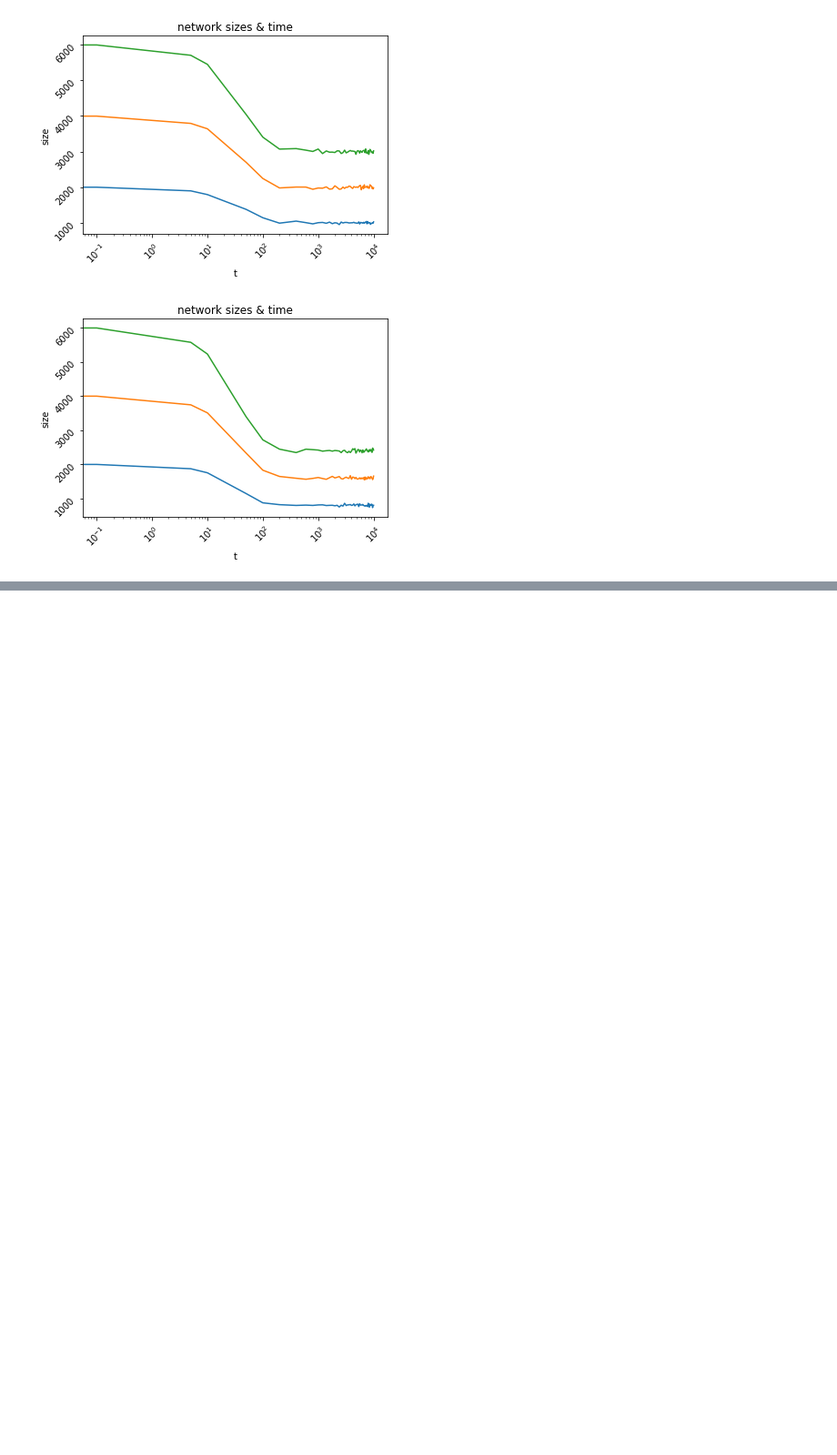
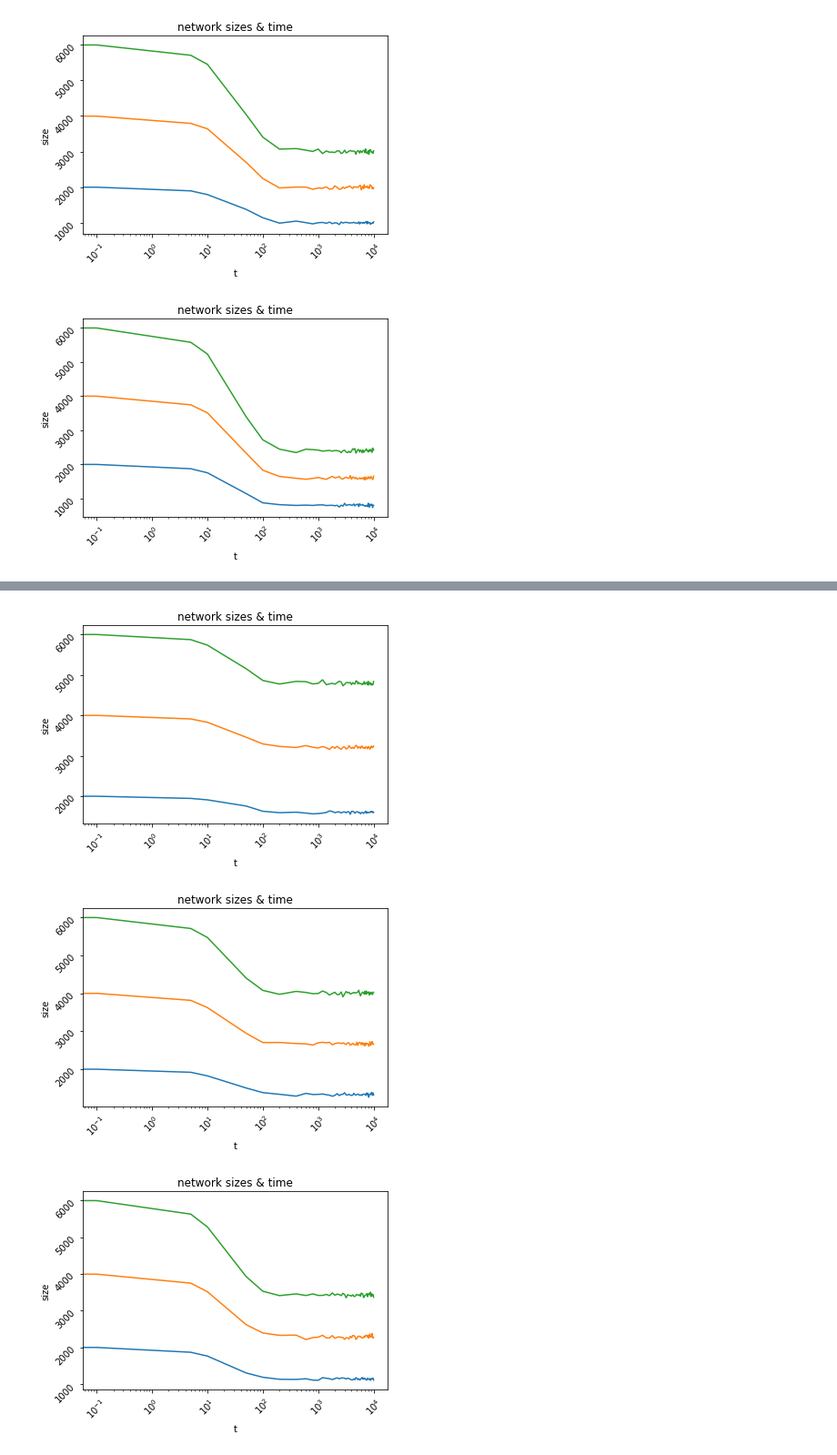
Before and after one commit to MJSahebnasi/Thesis-temporal-network-platform, a Jupyter notebook: thesis_main.ipynb, the cells around one changed output, grey strips where cells are left out. Shown at 91% size. Saved outputs shown, nothing was run; the diff lists cells and outputs as text; code cells hidden in the pictures; blank space fills up the shorter version.

Commit message:
diagram C Done

```diff
--- a/thesis_main.ipynb
+++ b/thesis_main.ipynb
@@ -125,8 +125,13 @@ class Snapshot():
   def __repr__(self):
     return 'snapshot<t:'+str(self.time)+',G:'+str(self.G)+'>'
 
+  # if a node is dead or attacked, the next two methods will result False for it
+
   def is_node_off(self, node):
     return (not G.has_node(node)) and (not node in self.dead_and_attacked_nodes)
+
+  def is_node_on(self, node):
+    return self.G.has_node(node)
 # %% [markdown]
 # Simulation
 # %%
@@ -718,0 +722,8 @@ KeyboardInterrupt: ignored
+# %%
+onoff_scenario_C([G_SW_1, G_SW_2, G_SW_3], snp_times_c, 10**4+100, landa2, mue_1)
+onoff_scenario_C([G_SW_1, G_SW_2, G_SW_3], snp_times_c, 10**4+100, landa2, mue_2)
+onoff_scenario_C([G_SW_1, G_SW_2, G_SW_3], snp_times_c, 10**4+100, landa2, mue_3)
+# %% [output]
+[figure, added]
+[figure, added]
+[figure, added]
```
Also changed, not shown: parts of 3 cells of this notebook.
